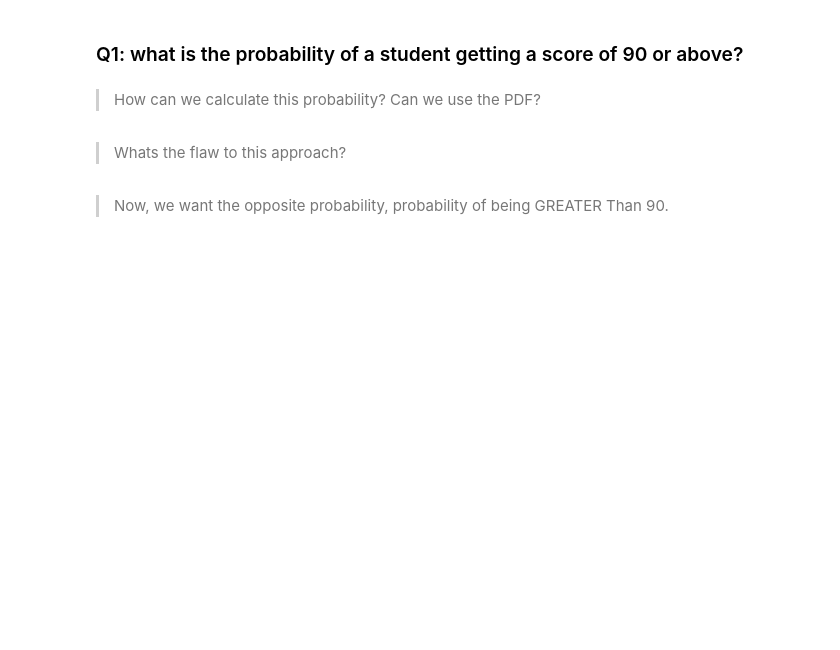
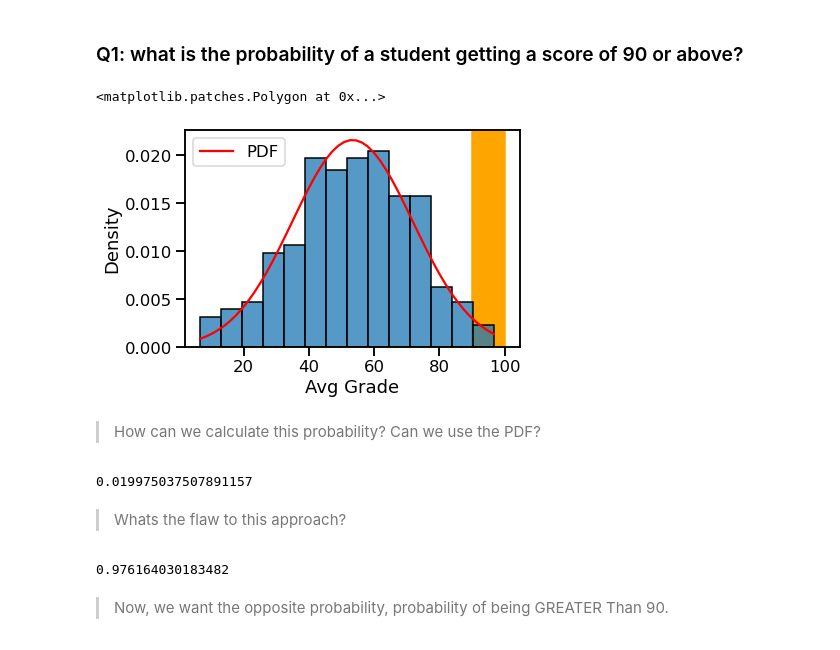
Before and after one commit to coding-dojo-data-science/data-enrichment-wk15-lect01-codealong, a Jupyter notebook: Class - From Distributions to Hypothesis.ipynb, the cells around one changed output. Cells and saved outputs as stored; diff of their text form; code cells hidden in the pictures; blank space fills up the shorter version.

```diff
--- a/Class - From Distributions to Hypothesis.ipynb
+++ b/Class - From Distributions to Hypothesis.ipynb
@@ -59,19 +161,36 @@ pd.set_option('display.max_columns',100)
 ### Q1: what is the probability of a student getting a score of 90 or above?
 # %%
 ## Plot the histogram again AND pdf again
+## Plot the histogram again AND then plot the pdf we calculated.
+ax = sns.histplot(data=df, x='Avg Grade', stat='density')
+ax.plot(xs,pdf,color='red', label='PDF')
+ax.legend()
 
 ## Add a vpsan to the plot showing the region we want to calc prob for
+ax.axvspan(90,100, color='orange',zorder=0)
+# %% [output]
+<matplotlib.patches.Polygon at 0x...>
+[figure, added]
 # %% [markdown]
 > How can we calculate this probability? Can we use the PDF?
 # %%
 ## try making a list of values from 90-100 and getting the pdf values
+above_90 = list(range(90,101))
+above_90_pdf = stats.norm.pdf(above_90, loc=dist_stats.loc['mean'], scale=dist_stats.loc['std'])
 
 
 ## Sum the values to get the total probability.
+above_90_pdf.sum()
+# %% [output]
+0.019975037507891157
 # %% [markdown]
 > Whats the flaw to this approach?
 # %%
 ## Use the cumulative density function to find prob of 90 OR lower.
+prob_90lower = stats.norm.cdf(90,loc=dist_stats.loc['mean'], scale=dist_stats.loc['std'] )
+prob_90lower
+# %% [output]
+0.976164030183482
 # %% [markdown]
 > Now, we want the opposite probability, probability of being GREATER Than 90.
 # %%
```
Also changed, not shown: parts of 26 cells of this notebook.
